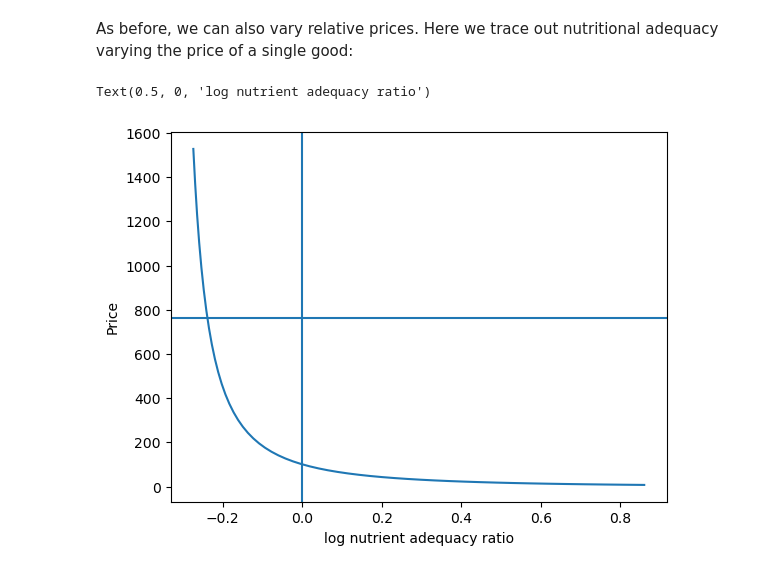
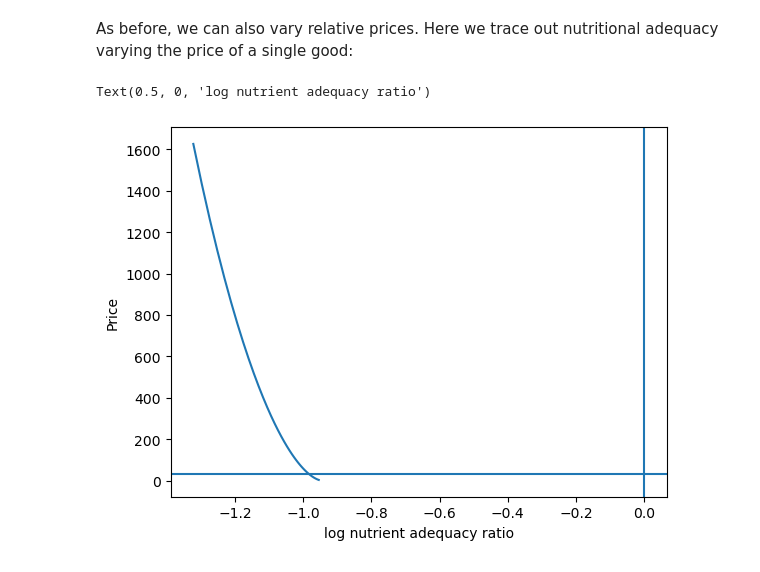
Before and after one commit to lauremariho/proj4_LutherBurbank, a Jupyter notebook: ethiopia_code.ipynb, the cells around one changed output. Saved outputs shown, nothing was run; the diff lists cells and outputs as text; code cells hidden in the pictures.

```diff
--- a/ethiopia_code.ipynb
+++ b/ethiopia_code.ipynb
@@ -748,9 +750,17 @@ Our data on demand and nutrients is at the *household* level; we
 
 For the average household in our data, the number of
 different kinds of people can be computed by averaging over households:
+# %%
+rdi_updated_col = rdi.copy()
+rdi_updated_col.columns = [
+    col.replace('F', 'Females')
+       .replace('M', 'Males')
+       .replace('51+', '51-99')
+    for col in rdi_updated_col.columns
+]
 # %%
 # In first round, averaged over households and villages
-dbar = r.d[rdi.columns].mean()
+dbar = r.d[rdi_updated_col.columns].mean()
 # %% [markdown]
 Now, the inner/dot/matrix product between `dbar` and the `rdi`
 DataFrame of requirements will give us minimum requirements for the
@@ -758,7 +768,7 @@ average household:
 # %%
 # This matrix product gives minimum nutrient requirements for
 # the average household
-hh_rdi = rdi@dbar
+hh_rdi = rdi_updated_col@dbar
 
 hh_rdi
 # %% [output]
@@ -788,7 +798,7 @@ household, we can *normalize* nutritional intake to check the adequacy
 of diet for a household with counts of different kinds of people given by `z`.
 # %%
 def nutrient_adequacy_ratio(x,p,d,rdi=rdi,days=7):
-    hh_rdi = rdi.replace('',0)@d*days
+    hh_rdi = rdi_updated_col.replace('',0)@d*days
 
     return nutrient_demand(x,p)/hh_rdi
 # %% [markdown]
@@ -814,17 +824,17 @@ plt.axvline(xref)
 As before, we can also vary relative prices.  Here we trace out
 nutritional adequacy varying the price of a single good:
 # %%
-scale = np.geomspace(.01,2,50)
+scale = np.geomspace(0.1, 50)
 
 ndf = pd.DataFrame({s*pbar[USE_GOOD]:np.log(nutrient_adequacy_ratio(xref/4,my_prices(USE_GOOD,pbar[USE_GOOD]*s),dbar))[UseNutrients] for s in scale}).T
 
 fig,ax = plt.subplots()
 ax.plot(ndf['Vitamin C'],ndf.index)
 ax.axhline(pbar[USE_GOOD])
 ax.axvline(0)
 
 ax.set_ylabel('Price')
 ax.set_xlabel('log nutrient adequacy ratio')
 # %% [output]
 Text(0.5, 0, 'log nutrient adequacy ratio')
-[figure, old version]
+[figure, new version]
```
Also changed, not shown: parts of 16 cells of this notebook.
